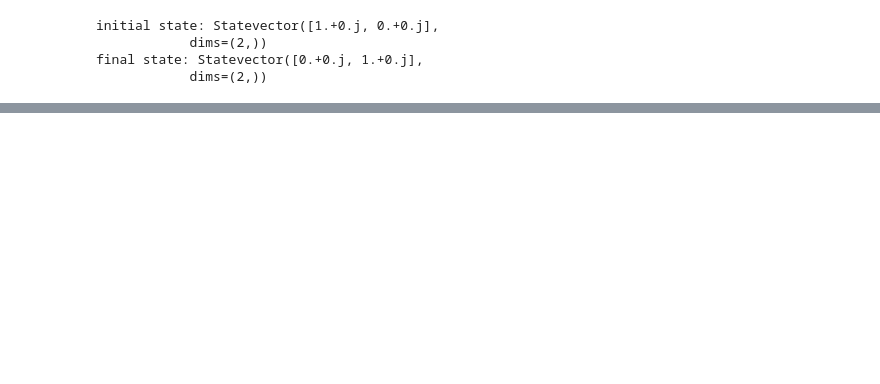
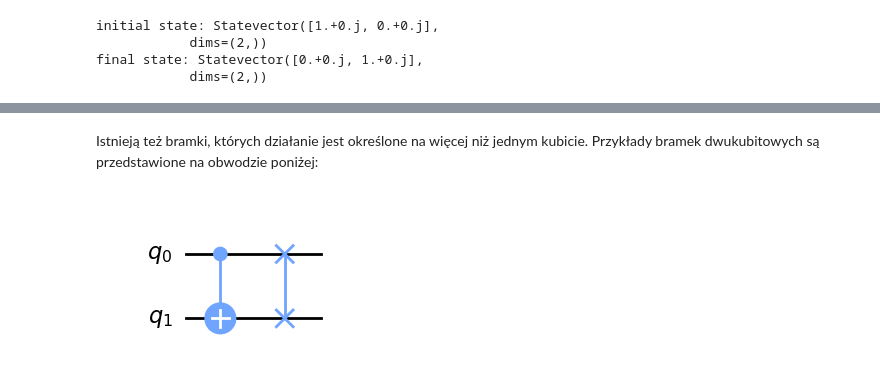
Before and after one commit to m-kosik/algorytmy-kwantowe, a Jupyter notebook: 03_bramki_kwantowe.ipynb, the cells around one changed output, grey strips where cells are left out. Saved outputs shown, nothing was run; the diff lists cells and outputs as text; code cells hidden in the pictures; blank space fills up the shorter version.

```diff
--- a/03_bramki_kwantowe.ipynb
+++ b/03_bramki_kwantowe.ipynb
@@ -74,0 +94,10 @@ kluczowa - wprowadza superpozycję stanów
+# %% [markdown]
+Istnieją też bramki, których działanie jest określone na więcej niż jednym kubicie. Przykłady bramek dwukubitowych są przedstawione na obwodzie poniżej:
+# %%
+circuit = QuantumCircuit(2)
+circuit.cx(0,1)      # bramka CNOT
+circuit.swap(0,1)    # bramka SWAP
+
+circuit.draw(output="mpl")
+# %% [output]
+[figure, added]
```
Also changed, not shown: parts of 19 cells of this notebook.
